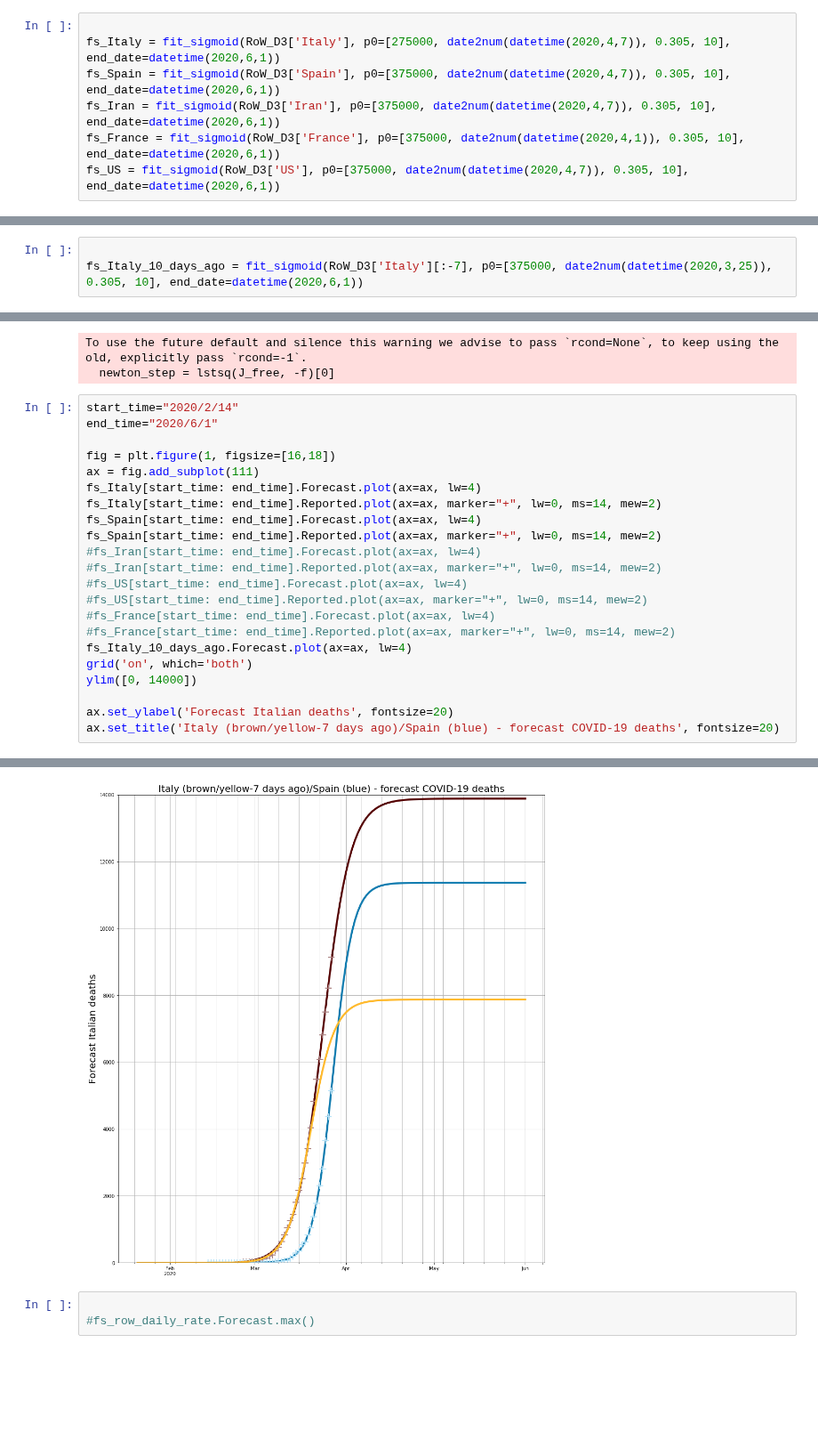
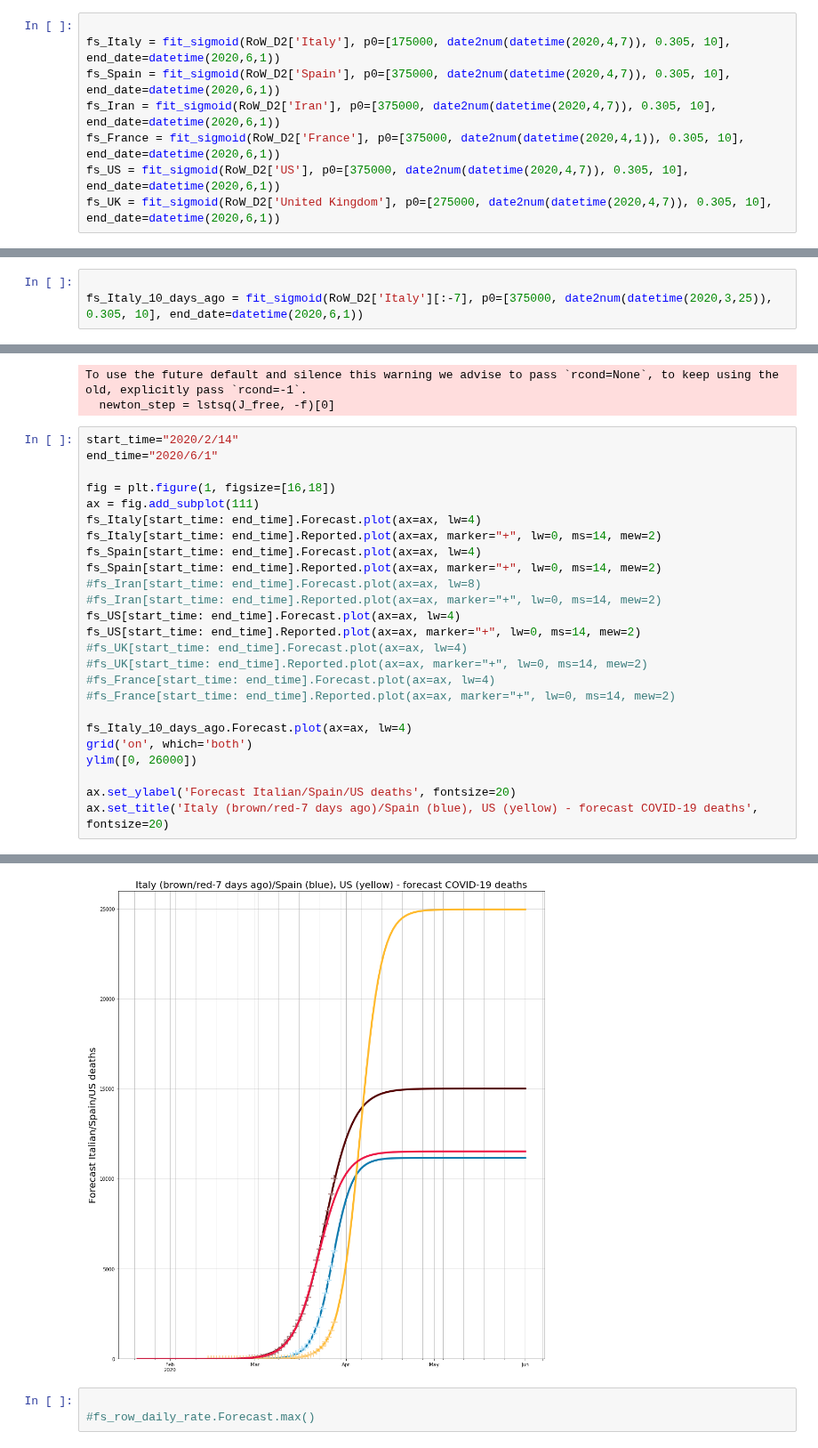
Before and after one commit to djhume/COVID-19, a Jupyter notebook: COVID-19.ipynb, the cells around one changed output, grey strips where cells are left out. Shown at 89% size. Saved outputs shown, nothing was run; the diff lists cells and outputs as text; blank space fills up the shorter version.

```diff
--- a/COVID-19.ipynb
+++ b/COVID-19.ipynb
@@ -550,8 +561,9 @@ Text(0, 0.5, 'Italian deaths per day')
 # %%
 
-fs_Italy = fit_sigmoid(RoW_D3['Italy'], p0=[275000, date2num(datetime(2020,4,7)), 0.305, 10], end_date=datetime(2020,6,1))
-fs_Spain = fit_sigmoid(RoW_D3['Spain'], p0=[375000, date2num(datetime(2020,4,7)), 0.305, 10], end_date=datetime(2020,6,1))
-fs_Iran = fit_sigmoid(RoW_D3['Iran'], p0=[375000, date2num(datetime(2020,4,7)), 0.305, 10], end_date=datetime(2020,6,1))
-fs_France = fit_sigmoid(RoW_D3['France'], p0=[375000, date2num(datetime(2020,4,1)), 0.305, 10], end_date=datetime(2020,6,1))
-fs_US = fit_sigmoid(RoW_D3['US'], p0=[375000, date2num(datetime(2020,4,7)), 0.305, 10], end_date=datetime(2020,6,1))
+fs_Italy = fit_sigmoid(RoW_D2['Italy'], p0=[175000, date2num(datetime(2020,4,7)), 0.305, 10], end_date=datetime(2020,6,1))
+fs_Spain = fit_sigmoid(RoW_D2['Spain'], p0=[375000, date2num(datetime(2020,4,7)), 0.305, 10], end_date=datetime(2020,6,1))
+fs_Iran = fit_sigmoid(RoW_D2['Iran'], p0=[375000, date2num(datetime(2020,4,7)), 0.305, 10], end_date=datetime(2020,6,1))
+fs_France = fit_sigmoid(RoW_D2['France'], p0=[375000, date2num(datetime(2020,4,1)), 0.305, 10], end_date=datetime(2020,6,1))
+fs_US = fit_sigmoid(RoW_D2['US'], p0=[375000, date2num(datetime(2020,4,7)), 0.305, 10], end_date=datetime(2020,6,1))
+fs_UK = fit_sigmoid(RoW_D2['United Kingdom'], p0=[275000, date2num(datetime(2020,4,7)), 0.305, 10], end_date=datetime(2020,6,1))
 # %% [output]
@@ -564,7 +577,7 @@ To use the future default and silence this warning we advise to pass `rcond=None
   newton_step = lstsq(J_free, -f)[0]
 # %%
 
-fs_Italy_10_days_ago = fit_sigmoid(RoW_D3['Italy'][:-7], p0=[375000, date2num(datetime(2020,3,25)), 0.305, 10], end_date=datetime(2020,6,1))
+fs_Italy_10_days_ago = fit_sigmoid(RoW_D2['Italy'][:-7], p0=[375000, date2num(datetime(2020,3,25)), 0.305, 10], end_date=datetime(2020,6,1))
 # %% [output]
 [375000, 737509.0, 0.305, 10]
 To use the future default and silence this warning we advise to pass `rcond=None`, to keep using the old, explicitly pass `rcond=-1`.
@@ -579,18 +592,21 @@ fs_Italy[start_time: end_time].Forecast.plot(ax=ax, lw=4)
 fs_Italy[start_time: end_time].Reported.plot(ax=ax, marker="+", lw=0, ms=14, mew=2)
 fs_Spain[start_time: end_time].Forecast.plot(ax=ax, lw=4)
 fs_Spain[start_time: end_time].Reported.plot(ax=ax, marker="+", lw=0, ms=14, mew=2)
-#fs_Iran[start_time: end_time].Forecast.plot(ax=ax, lw=4)
+#fs_Iran[start_time: end_time].Forecast.plot(ax=ax, lw=8)
 #fs_Iran[start_time: end_time].Reported.plot(ax=ax, marker="+", lw=0, ms=14, mew=2)
-#fs_US[start_time: end_time].Forecast.plot(ax=ax, lw=4)
-#fs_US[start_time: end_time].Reported.plot(ax=ax, marker="+", lw=0, ms=14, mew=2)
+fs_US[start_time: end_time].Forecast.plot(ax=ax, lw=4)
+fs_US[start_time: end_time].Reported.plot(ax=ax, marker="+", lw=0, ms=14, mew=2)
+#fs_UK[start_time: end_time].Forecast.plot(ax=ax, lw=4)
+#fs_UK[start_time: end_time].Reported.plot(ax=ax, marker="+", lw=0, ms=14, mew=2)
 #fs_France[start_time: end_time].Forecast.plot(ax=ax, lw=4)
 #fs_France[start_time: end_time].Reported.plot(ax=ax, marker="+", lw=0, ms=14, mew=2)
+
 fs_Italy_10_days_ago.Forecast.plot(ax=ax, lw=4)
 grid('on', which='both')
-ylim([0, 14000])
+ylim([0, 26000])
 
-ax.set_ylabel('Forecast Italian deaths', fontsize=20)
-ax.set_title('Italy (brown/yellow-7 days ago)/Spain (blue) - forecast COVID-19 deaths', fontsize=20)
+ax.set_ylabel('Forecast Italian/Spain/US deaths', fontsize=20)
+ax.set_title('Italy (brown/red-7 days ago)/Spain (blue), US (yellow) - forecast COVID-19 deaths', fontsize=20)
 # %% [output]
 Passing one of 'on', 'true', 'off', 'false' as a boolean is deprecated; use an actual boolean (True/False) instead.
   warn_deprecated("2.2", "Passing one of 'on', 'true', 'off', 'false' as a "
@@ -598,4 +614,4 @@ Text(0.5, 1.0, 'Italy (brown/yellow-7 days ago)/Spain (blue) - forecast COVID-19
-[figure, old version]
+[figure, new version]
 # %%
 
 #fs_row_daily_rate.Forecast.max()
```
Also changed, not shown: parts of 39 cells of this notebook.
